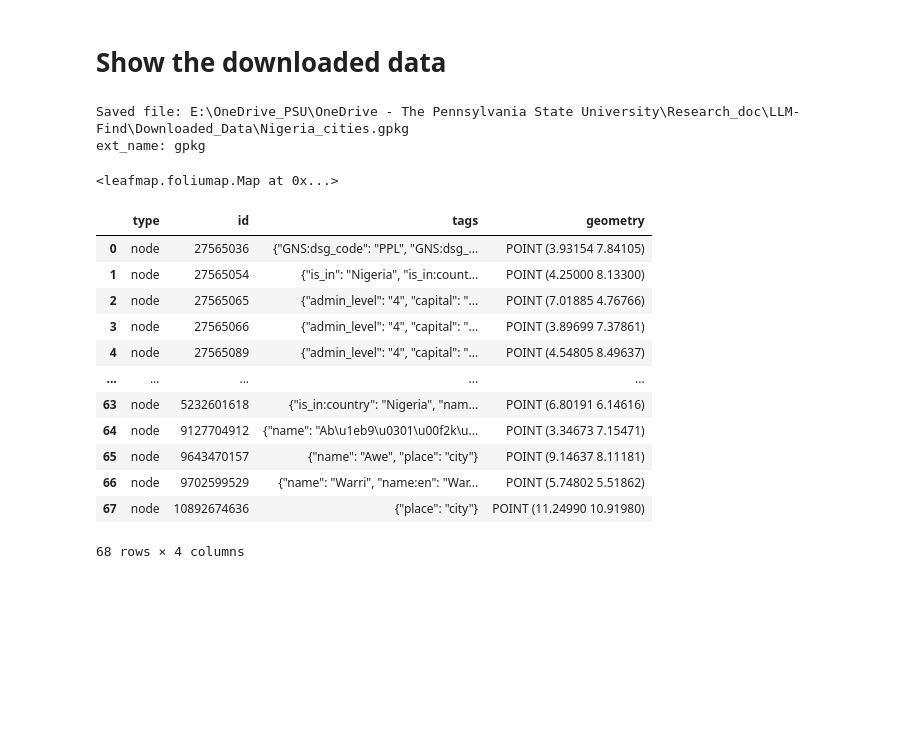
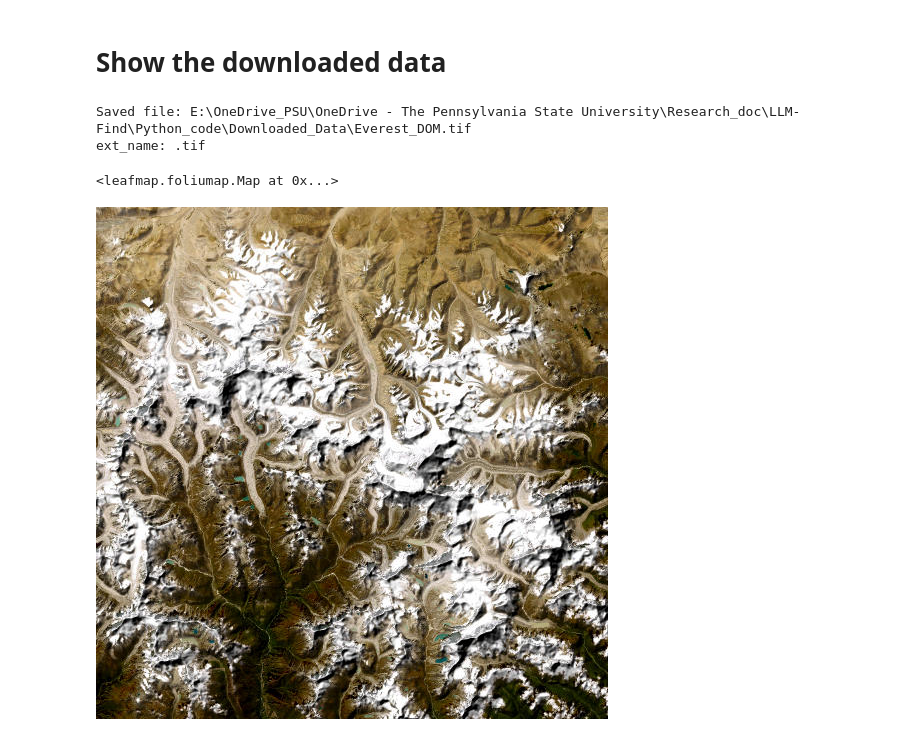
Before and after one commit to gladcolor/LLM-Find, a Jupyter notebook: LLM_Find.ipynb, the cells around one changed output. Cells and saved outputs as stored; diff of their text form; code cells hidden in the pictures; blank space fills up the shorter version.

```diff
--- a/LLM_Find.ipynb
+++ b/LLM_Find.ipynb
@@ -504,7 +507,8 @@ task = rf'''1. Download the city locations of Nigeria; do not download towns.
 # '''
 
 # #task_name = 'Tigard'
-# saved_fname = r'E:\OneDrive_PSU\OneDrive - The Pennsylvania State University\Research_doc\LLM-Find\Downloaded_Data\Tigard_OR_image.tif'
+# downloaded_file_name = 'Tigard_OR_image.tif'
+# saved_fname = os.path.join(os.getcwd(), "Downloaded_Data", downloaded_file_name)
 # task = rf'''1. Download the Tigard, OR satellite image at level 14.
 # 2. Save the downloaded data in tiff format, save it at: {saved_fname}
 # '''
@@ -522,6 +526,13 @@ task = rf'''1. Download the city locations of Nigeria; do not download towns.
 # task = rf'''1. Download the Pennsylvania State University satellite image at level 15.
 # 2. Save the downloaded data in tiff format, save it at: {saved_fname}
 # '''
+
+## task_name = "Mount Everest DOM"
+downloaded_file_name = r'Everest_DOM.tif'
+saved_fname = os.path.join(os.getcwd(), "Downloaded_Data", downloaded_file_name)
+task = rf'''1. Download the satellite images of this region [south:27.82, west:86.73, north:28.17, east:87.13] at level 10.
+2. Save the downloaded data in geo-tiff format, save it at: {saved_fname}
+'''
 # %% [markdown]
 ## Data source 7:  OpenTopography
 # %%
@@ -807,13 +829,14 @@ ext_name = saved_fname[-4:]
 print("Saved file:", saved_fname)
 print("ext_name:", ext_name)
 # %% [output]
-Saved file: E:\OneDrive_PSU\OneDrive - The Pennsylvania State University\Research_doc\LLM-Find\Downloaded_Data\Nigeria_cities.gpkg
-ext_name: gpkg
+Saved file: E:\OneDrive_PSU\OneDrive - The Pennsylvania State University\Research_doc\LLM-Find\Python_code\Downloaded_Data\Everest_DOM.tif
+ext_name: .tif
 # %%
 # import leafmap.leafmap as leafmap
 import leafmap.foliumap as leafmap
 
-m = leafmap.Map(google_map="HYBRID")
+# m = leafmap.Map(google_map="HYBRID")
+m = leafmap.Map()
 
 if ext_name == 'gpkg':
     gdf = gpd.read_file(saved_fname)
@@ -826,38 +849,29 @@ if selected_data_source == 'OpenTopography':
     # m = leafmap.Map()
     m.add_raster(source=saved_fname, layer_name='OpenTopography DEM', colormap='viridis')
 
+if selected_data_source == 'ESRI World Imagery (for Export)':
+   m.add_raster(source=saved_fname, layer_name='ESRI World Imagery')
+
 m
 # %% [output]
 <leafmap.foliumap.Map at 0x...>
 # %%
 if ext_name == '.csv':
     df = pd.read_csv(saved_fname, encoding='ISO-8859-1')
     results = df
 
 if ext_name == 'gpkg':
     gdf = gpd.read_file(saved_fname)
     results = gdf
     # gdf.plot()
     # gdf.explore()
 
-if selected_data_source == 'ESRI_world_imagery':
+if selected_data_source == 'ESRI World Imagery (for Export)':
     results = Image.open(saved_fname)
 
 results
 # %% [output]
-|  | type | id | tags | geometry |
-| 0 | node | 27565036 | {"GNS:dsg_code": "PPL", "GNS:dsg_... | POINT (3.93154 7.84105) |
-| 1 | node | 27565054 | {"is_in": "Nigeria", "is_in:count... | POINT (4.25000 8.13300) |
-| 2 | node | 27565065 | {"admin_level": "4", "capital": "... | POINT (7.01885 4.76766) |
-| 3 | node | 27565066 | {"admin_level": "4", "capital": "... | POINT (3.89699 7.37861) |
-| 4 | node | 27565089 | {"admin_level": "4", "capital": "... | POINT (4.54805 8.49637) |
-| ... | ... | ... | ... | ... |
-| 63 | node | 5232601618 | {"is_in:country": "Nigeria", "nam... | POINT (6.80191 6.14616) |
-| 64 | node | 9127704912 | {"name": "Ab\u1eb9\u0301\u00f2k\u... | POINT (3.34673 7.15471) |
-| 65 | node | 9643470157 | {"name": "Awe", "place": "city"} | POINT (9.14637 8.11181) |
-| 66 | node | 9702599529 | {"name": "Warri", "name:en": "War... | POINT (5.74802 5.51862) |
-| 67 | node | 10892674636 | {"place": "city"} | POINT (11.24990 10.91980) |
-68 rows × 4 columns
+[figure, added]
 # %%
 ### If you do not like to install Leafmap or have difficulty to install it,
 ### just use gdf.explore() to check the downloaded data in an interative way
```
Also changed, not shown: parts of 10 cells of this notebook, 3 other files.
